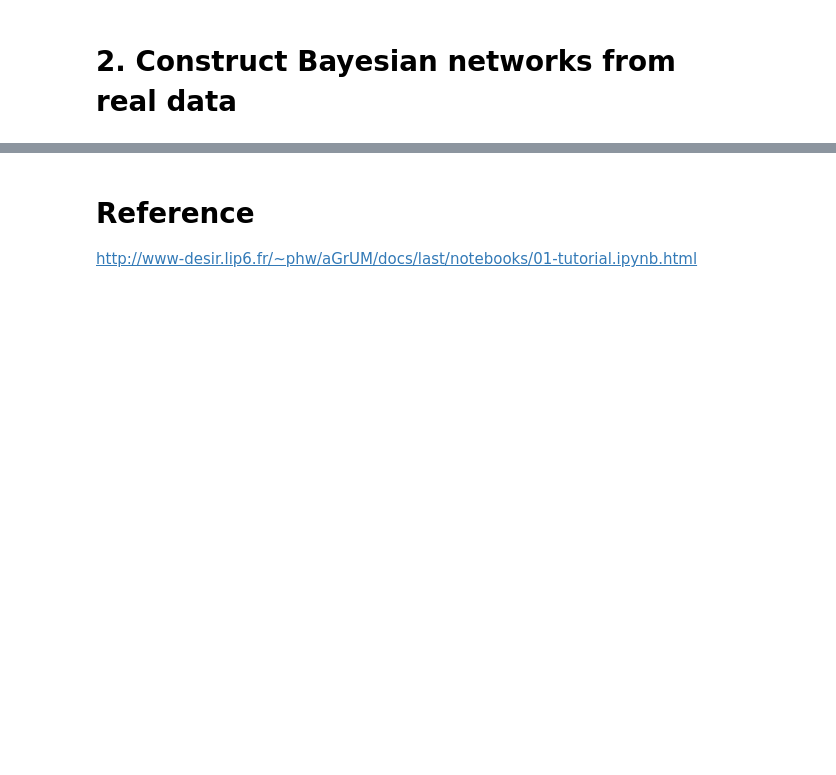
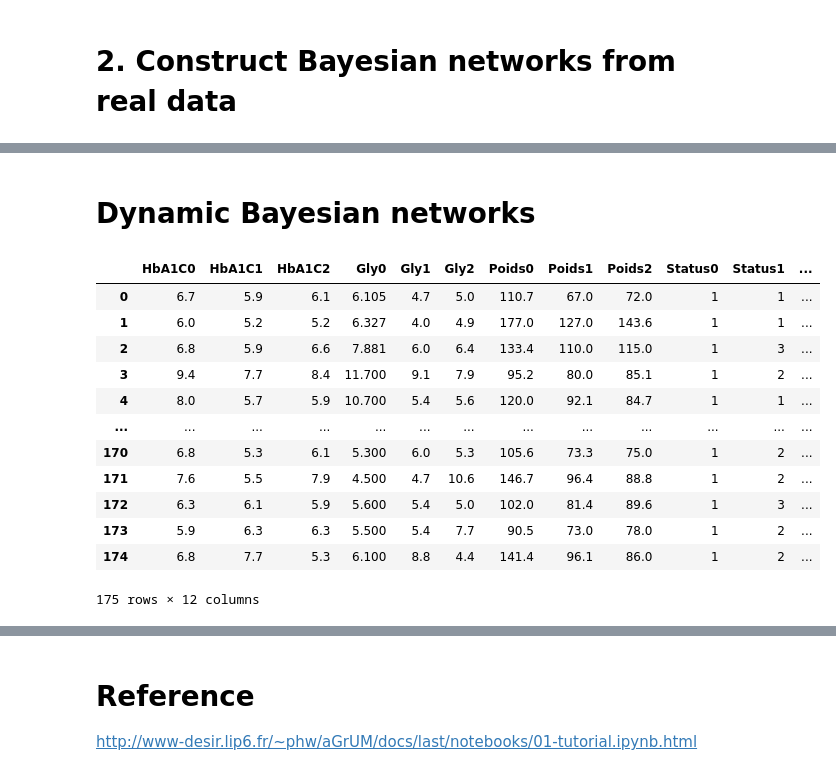
Before and after one commit to YunfeiZHAO/m2a_sorbonne, a Jupyter notebook: TP/medicine/TP07/TP07 Yunfei ZHAO.ipynb, the cells around one changed output, grey strips where cells are left out. Drawn from its saved outputs; the diff is of its cells as text; code cells hidden in the pictures; blank space fills up the shorter version.

```diff
--- a/TP/medicine/TP07/TP07 Yunfei ZHAO.ipynb
+++ b/TP/medicine/TP07/TP07 Yunfei ZHAO.ipynb
@@ -120,0 +209,2 @@ gnb.showInference(bn,evs={})
+# %% [markdown]
+# Dynamic Bayesian networks
@@ -120,0 +224,2 @@ gnb.showInference(bn,evs={})
+# %%
+data_dynamic = pd.read_csv('data/dynamic.txt' , sep=' ')
@@ -120,0 +239,16 @@ gnb.showInference(bn,evs={})
+# %%
+data_dynamic
+# %% [output]
+|  | HbA1C0 | HbA1C1 | HbA1C2 | Gly0 | Gly1 | Gly2 | Poids0 | Poids1 | Poids2 | Status0 | Status1 | ... |
+| 0 | 6.7 | 5.9 | 6.1 | 6.105 | 4.7 | 5.0 | 110.7 | 67.0 | 72.0 | 1 | 1 | ... |
+| 1 | 6.0 | 5.2 | 5.2 | 6.327 | 4.0 | 4.9 | 177.0 | 127.0 | 143.6 | 1 | 1 | ... |
+| 2 | 6.8 | 5.9 | 6.6 | 7.881 | 6.0 | 6.4 | 133.4 | 110.0 | 115.0 | 1 | 3 | ... |
+| 3 | 9.4 | 7.7 | 8.4 | 11.700 | 9.1 | 7.9 | 95.2 | 80.0 | 85.1 | 1 | 2 | ... |
+| 4 | 8.0 | 5.7 | 5.9 | 10.700 | 5.4 | 5.6 | 120.0 | 92.1 | 84.7 | 1 | 1 | ... |
+| ... | ... | ... | ... | ... | ... | ... | ... | ... | ... | ... | ... | ... |
+| 170 | 6.8 | 5.3 | 6.1 | 5.300 | 6.0 | 5.3 | 105.6 | 73.3 | 75.0 | 1 | 2 | ... |
+| 171 | 7.6 | 5.5 | 7.9 | 4.500 | 4.7 | 10.6 | 146.7 | 96.4 | 88.8 | 1 | 2 | ... |
+| 172 | 6.3 | 6.1 | 5.9 | 5.600 | 5.4 | 5.0 | 102.0 | 81.4 | 89.6 | 1 | 3 | ... |
+| 173 | 5.9 | 6.3 | 6.3 | 5.500 | 5.4 | 7.7 | 90.5 | 73.0 | 78.0 | 1 | 2 | ... |
+| 174 | 6.8 | 7.7 | 5.3 | 6.100 | 8.8 | 4.4 | 141.4 | 96.1 | 86.0 | 1 | 2 | ... |
+175 rows × 12 columns
```
Also changed, not shown: parts of 21 cells of this notebook, 3 other files.
